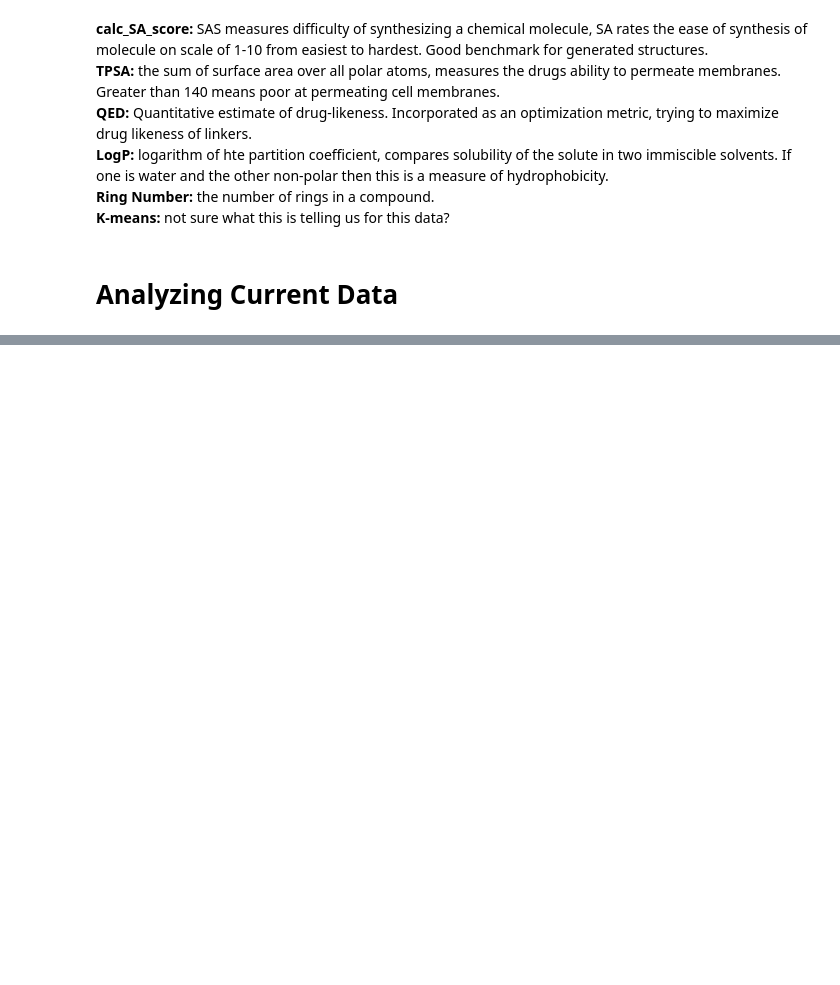
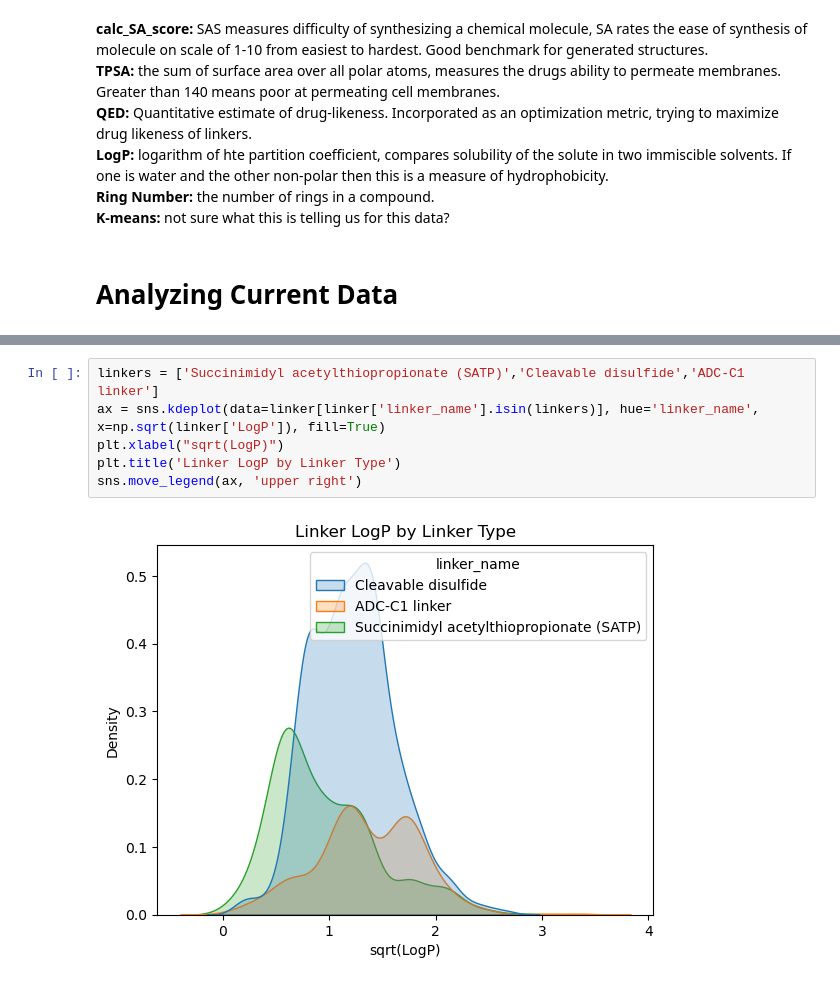
Before and after one commit to achase206/ADC-linker-generator, a Jupyter notebook: Chase_EDA.ipynb, the cells around one changed output, grey strips where cells are left out. Cells and saved outputs as stored; diff of their text form; blank space fills up the shorter version.

```diff
--- a/Chase_EDA.ipynb
+++ b/Chase_EDA.ipynb
@@ -229,0 +257,8 @@ plt.xlabel("sqrt(LogP)")
+# %%
+linkers = ['Succinimidyl acetylthiopropionate (SATP)','Cleavable disulfide','ADC-C1 linker']
+ax = sns.kdeplot(data=linker[linker['linker_name'].isin(linkers)], hue='linker_name', x=np.sqrt(linker['LogP']), fill=True)
+plt.xlabel("sqrt(LogP)")
+plt.title('Linker LogP by Linker Type')
+sns.move_legend(ax, 'upper right')
+# %% [output]
+[figure, added]
```
Also changed, not shown: parts of 26 cells of this notebook.
